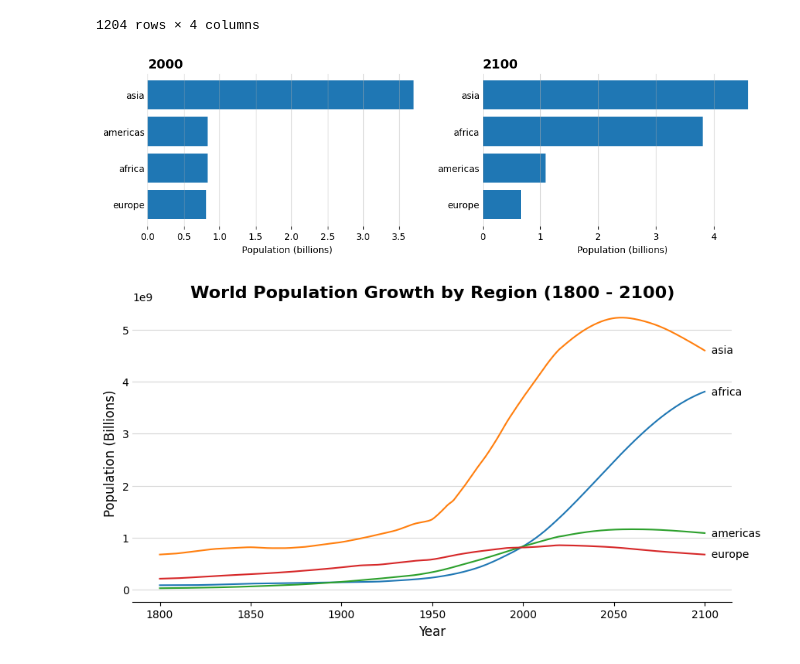
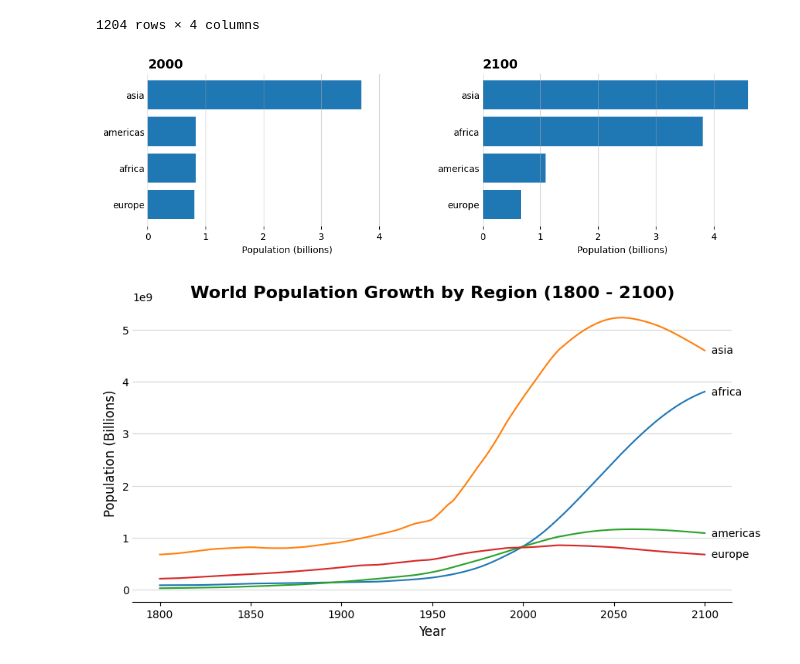
Before and after one commit to BhavikBuchke/Cisco-Data-science-program, a Jupyter notebook: Data visualization/Continent Populations Project/Continent populations.ipynb, the cells around one changed output. Cells and saved outputs as stored; diff of their text form; code cells hidden in the pictures.

```diff
--- a/Data visualization/Continent Populations Project/Continent populations.ipynb
+++ b/Data visualization/Continent Populations Project/Continent populations.ipynb
@@ -137,17 +137,17 @@ def pro_tip(ax):
     ax.tick_params(axis='y', length=0)
     ax.grid(axis='x', alpha=0.5)
 # %%
-fig, ax = plt.subplots(1,2, figsize=(12,3))
+fig, ax = plt.subplots(1,2, figsize=(12,3), sharex= True)
 
 ax[0].barh(df_2000['region'], df_2000['pop_billions'])
 ax[0].set_title('2000', loc='left', fontsize=14, fontweight='bold')
 pro_tip(ax[0])
 
 ax[1].barh(df_2100['region'], df_2100['pop_billions'])
 ax[1].set_title('2100', loc='left', fontsize=14, fontweight='bold')
 pro_tip(ax[1])
 # %% [output]
-[figure, old version]
+[figure, new version]
 # %%
 def improved():
   plt.legend().set_visible(False)
```
